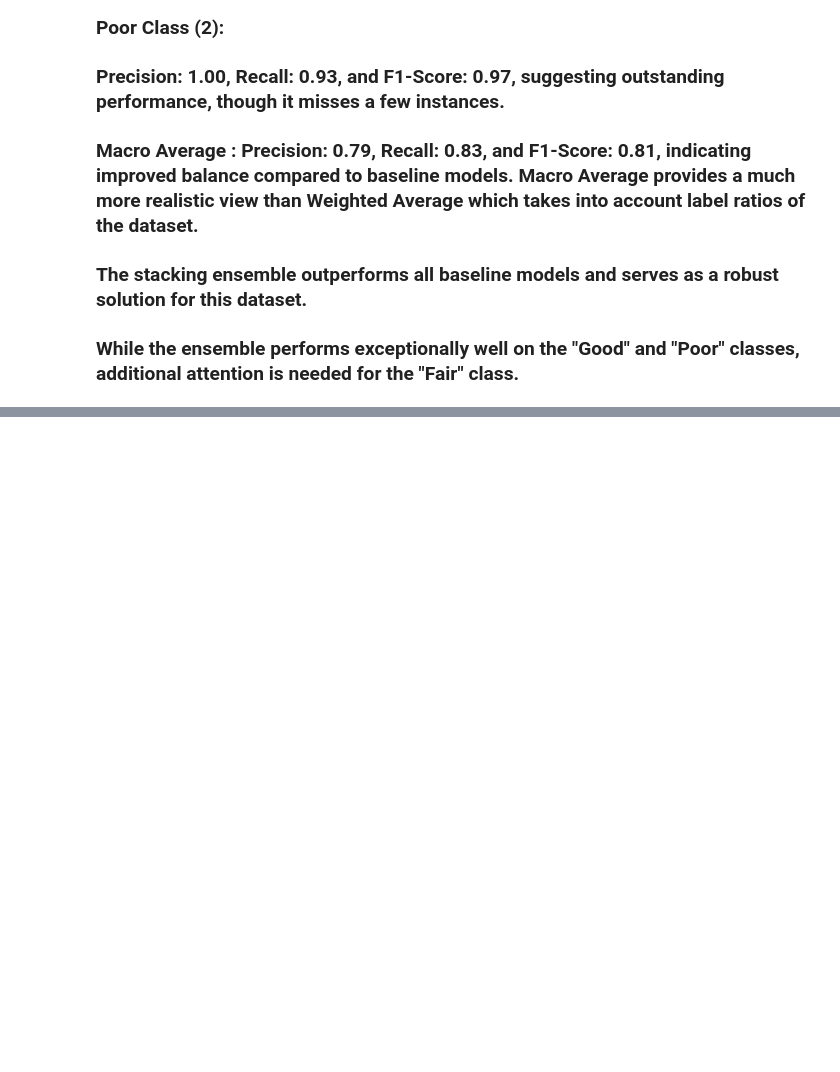
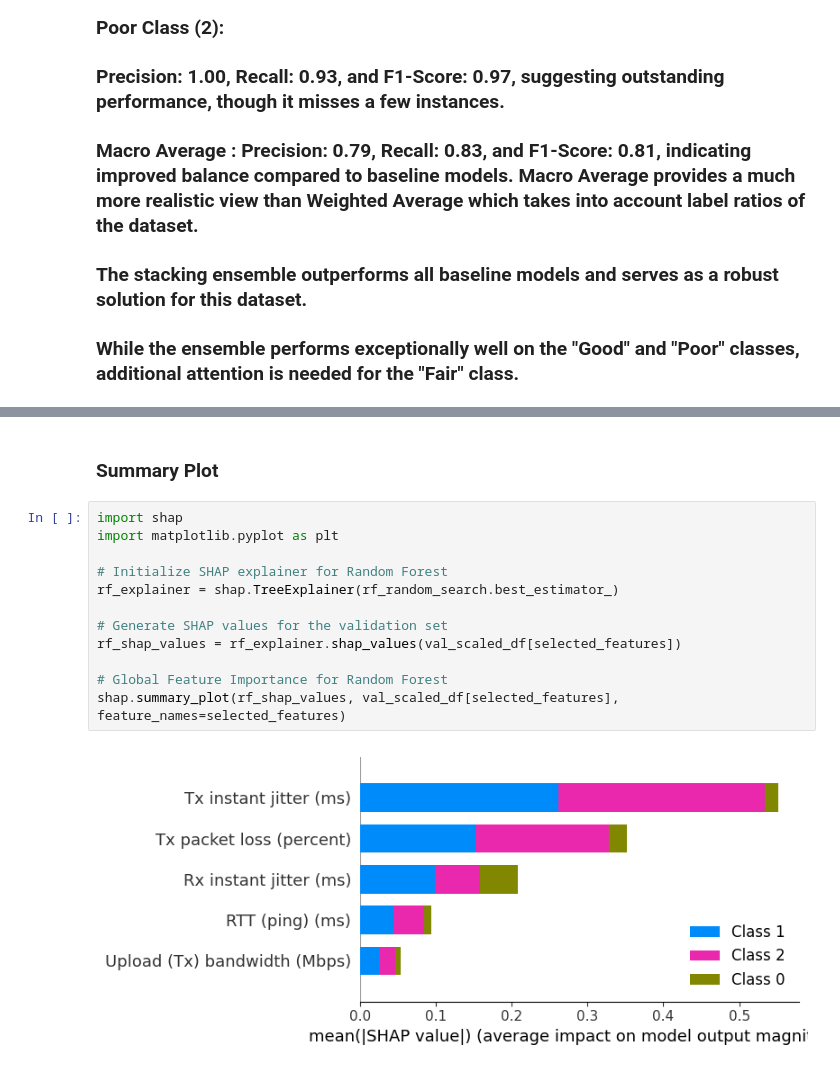
Before and after one commit to burikyali/burikyali, a Jupyter notebook: ml-video-conferencing-analysis.ipynb, the cells around one changed output, grey strips where cells are left out. Saved outputs shown, nothing was run; the diff lists cells and outputs as text; blank space fills up the shorter version.

```diff
--- a/ml-video-conferencing-analysis.ipynb
+++ b/ml-video-conferencing-analysis.ipynb
@@ -1897,0 +2122,16 @@ weighted avg       0.95      0.94      0.94       134
+# %% [markdown]
+### Summary Plot
+# %%
+import shap
+import matplotlib.pyplot as plt
+
+# Initialize SHAP explainer for Random Forest
+rf_explainer = shap.TreeExplainer(rf_random_search.best_estimator_)
+
+# Generate SHAP values for the validation set
+rf_shap_values = rf_explainer.shap_values(val_scaled_df[selected_features])
+
+# Global Feature Importance for Random Forest
+shap.summary_plot(rf_shap_values, val_scaled_df[selected_features], feature_names=selected_features)
+# %% [output]
+[figure, added]
```
Also changed, not shown: parts of 35 cells of this notebook.
